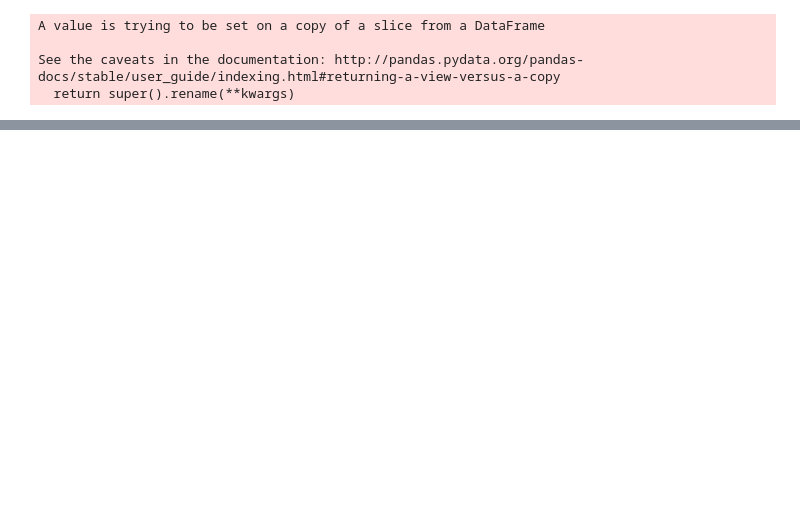
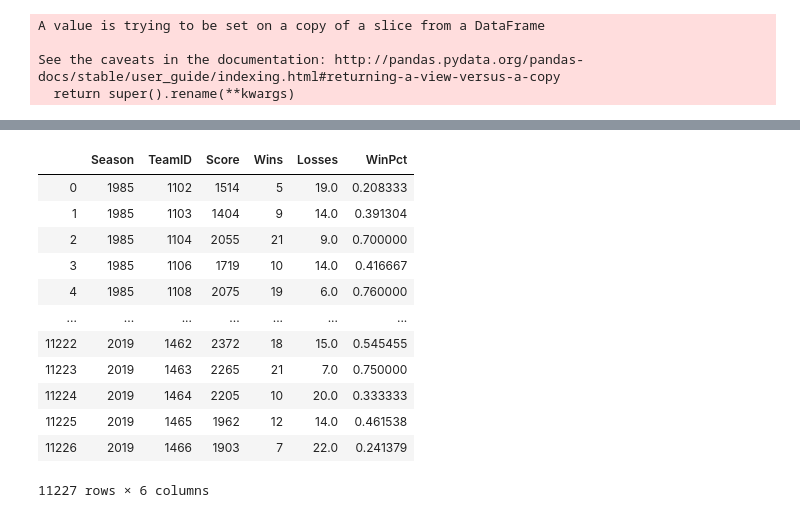
Before and after one commit to balodge61/2020MM, a Jupyter notebook: 2020MM.ipynb, the cells around one changed output, grey strips where cells are left out. Saved outputs shown, nothing was run; the diff lists cells and outputs as text; code cells hidden in the pictures; blank space fills up the shorter version.

```diff
--- a/2020MM.ipynb
+++ b/2020MM.ipynb
@@ -74,3 +126,20 @@ See the caveats in the documentation: http://pandas.pydata.org/pandas-docs/stabl
+# %%
+season_score = pd.merge(season_score, wl_df, left_on=['Season','TeamID'], right_on=['Season','TeamID'], how='inner')
+season_score
+# %% [output]
+|  | Season | TeamID | Score | Wins | Losses | WinPct |
+| 0 | 1985 | 1102 | 1514 | 5 | 19.0 | 0.208333 |
+| 1 | 1985 | 1103 | 1404 | 9 | 14.0 | 0.391304 |
+| 2 | 1985 | 1104 | 2055 | 21 | 9.0 | 0.700000 |
+| 3 | 1985 | 1106 | 1719 | 10 | 14.0 | 0.416667 |
+| 4 | 1985 | 1108 | 2075 | 19 | 6.0 | 0.760000 |
+| ... | ... | ... | ... | ... | ... | ... |
+| 11222 | 2019 | 1462 | 2372 | 18 | 15.0 | 0.545455 |
+| 11223 | 2019 | 1463 | 2265 | 21 | 7.0 | 0.750000 |
+| 11224 | 2019 | 1464 | 2205 | 10 | 20.0 | 0.333333 |
+| 11225 | 2019 | 1465 | 1962 | 12 | 14.0 | 0.461538 |
+| 11226 | 2019 | 1466 | 1903 | 7 | 22.0 | 0.241379 |
+11227 rows × 6 columns
 # %%
 #### Preparing training data ####
 # Merging tourney result df with season score df
```
Also changed, not shown: parts of 20 cells of this notebook.
